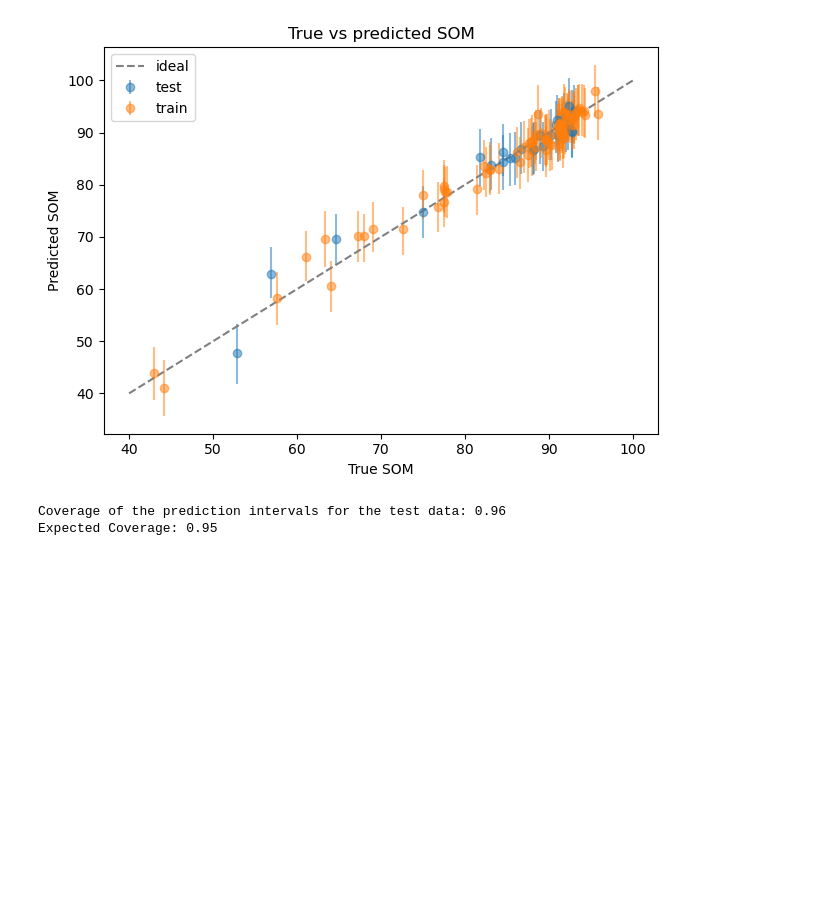
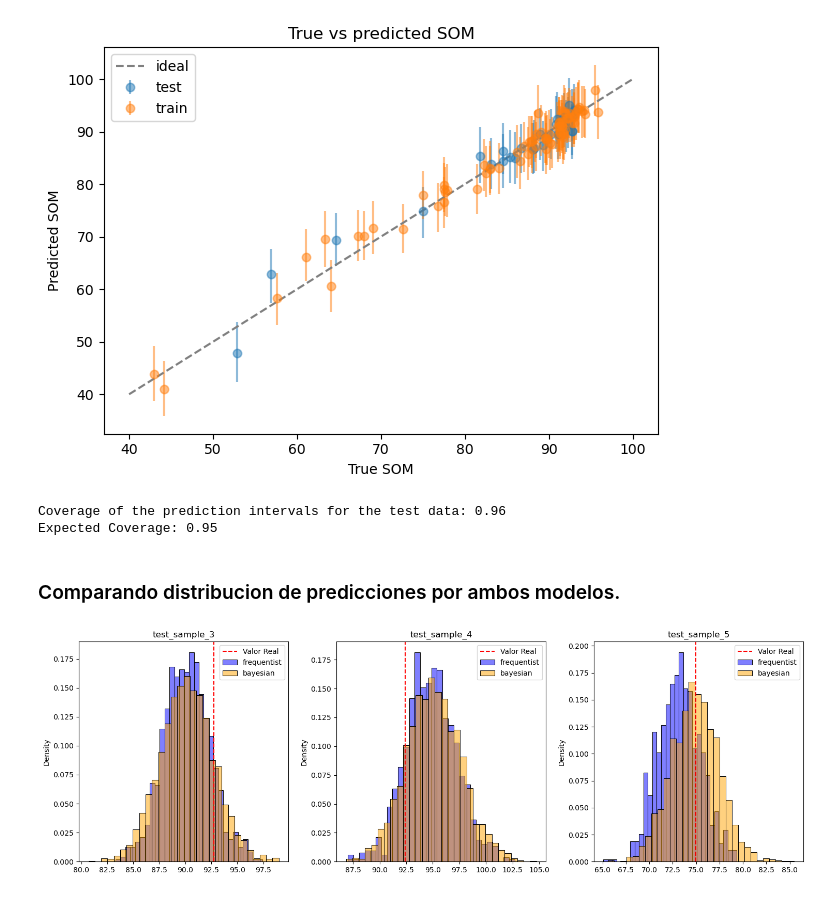
Before and after one commit to DamianPiuselli/estadistica-e-inferencia-I, a Jupyter notebook: TPFINAL.ipynb, the cells around one changed output. Saved outputs shown, nothing was run; the diff lists cells and outputs as text; code cells hidden in the pictures; blank space fills up the shorter version.

```diff
--- a/TPFINAL.ipynb
+++ b/TPFINAL.ipynb
@@ -477,3 +542,53 @@ print(f"Expected Coverage: {0.95:.2f}")
 # %% [output]
 Coverage of the prediction intervals for the test data: 0.96
 Expected Coverage: 0.95
+# %% [markdown]
+### Comparando distribucion de predicciones por ambos modelos.
+# %%
+from scipy.stats import norm
+
+fig, axs = plt.subplots(1, 3, figsize=(15, 5))
+
+# Comparando distribucion de predicciones por ambos modelos.
+test_sample_index = 3  # 3 comparaciones por grafico.
+
+for test_sample_index in range(test_sample_index, test_sample_index + 3):
+    # modelo frecuentista
+    mean_freq = y_test_hat[test_sample_index]
+    sd_freq = calculate_prediction_std(X_test_reduced)[test_sample_index]
+    distribution_freq = norm(loc=mean_freq, scale=sd_freq)
+
+    # modelo bayesiano
+    distribution_bayes = trace.predictions["yobs"].sel(
+        samples=f"test_sample_{test_sample_index}"
+    )
+
+    sns.histplot(
+        distribution_freq.rvs(1000),
+        bins=30,
+        alpha=0.5,
+        label="frequentist",
+        color="blue",
+        stat="density",
+        ax=axs[test_sample_index % 3],
+    )
+    sns.histplot(
+        distribution_bayes.values.flatten(),
+        bins=30,
+        alpha=0.5,
+        label="bayesian",
+        color="orange",
+        stat="density",
+        ax=axs[test_sample_index % 3],
+    )
+    axs[test_sample_index % 3].axvline(
+        y_test[test_sample_index],
+        color="red",
+        linestyle="--",
+        label="Valor Real",
+    )
+    axs[test_sample_index % 3].legend()
+    axs[test_sample_index % 3].set_title(f"test_sample_{test_sample_index}")
+plt.tight_layout()
+# %% [output]
+[figure, added]
```
Also changed, not shown: parts of 13 cells of this notebook.
